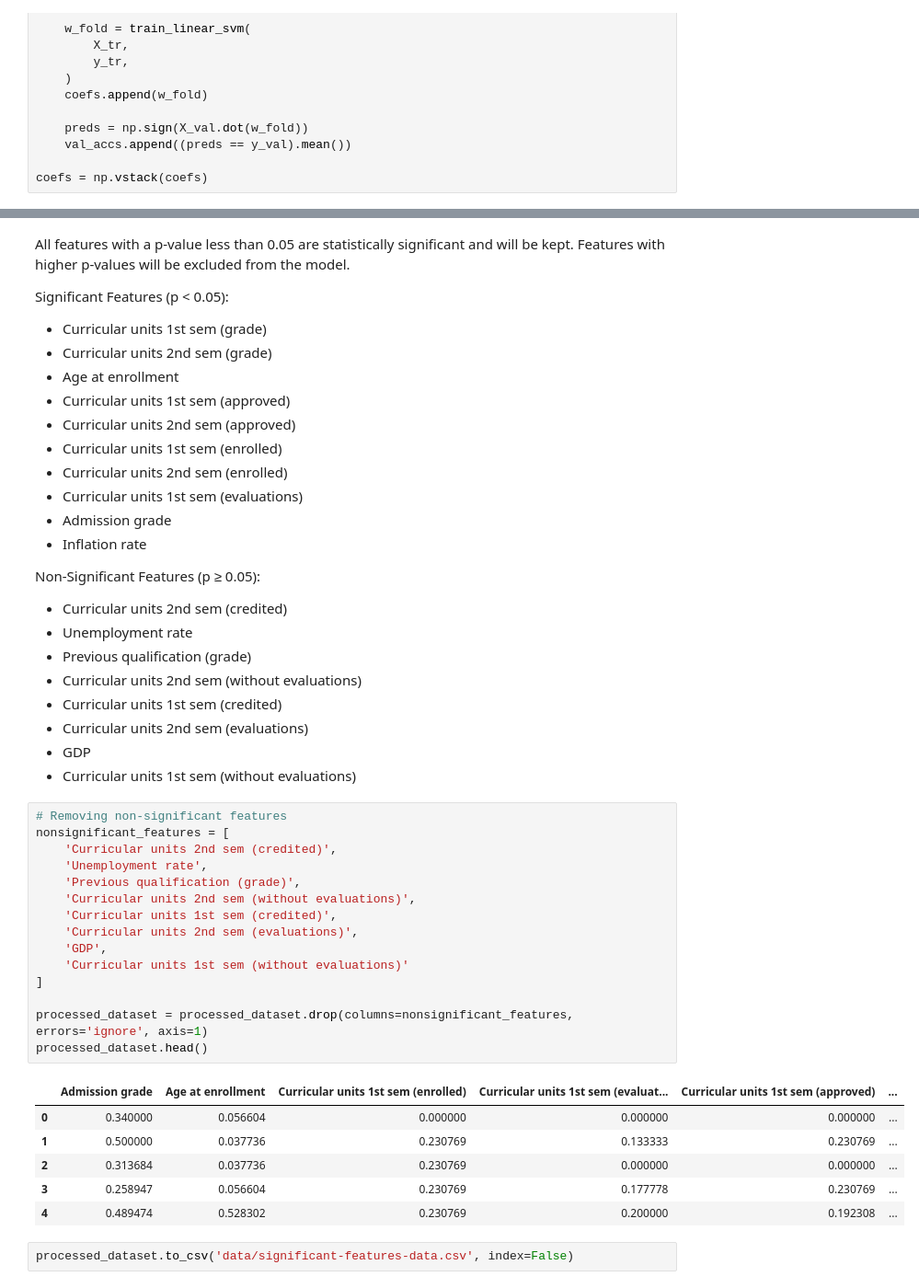
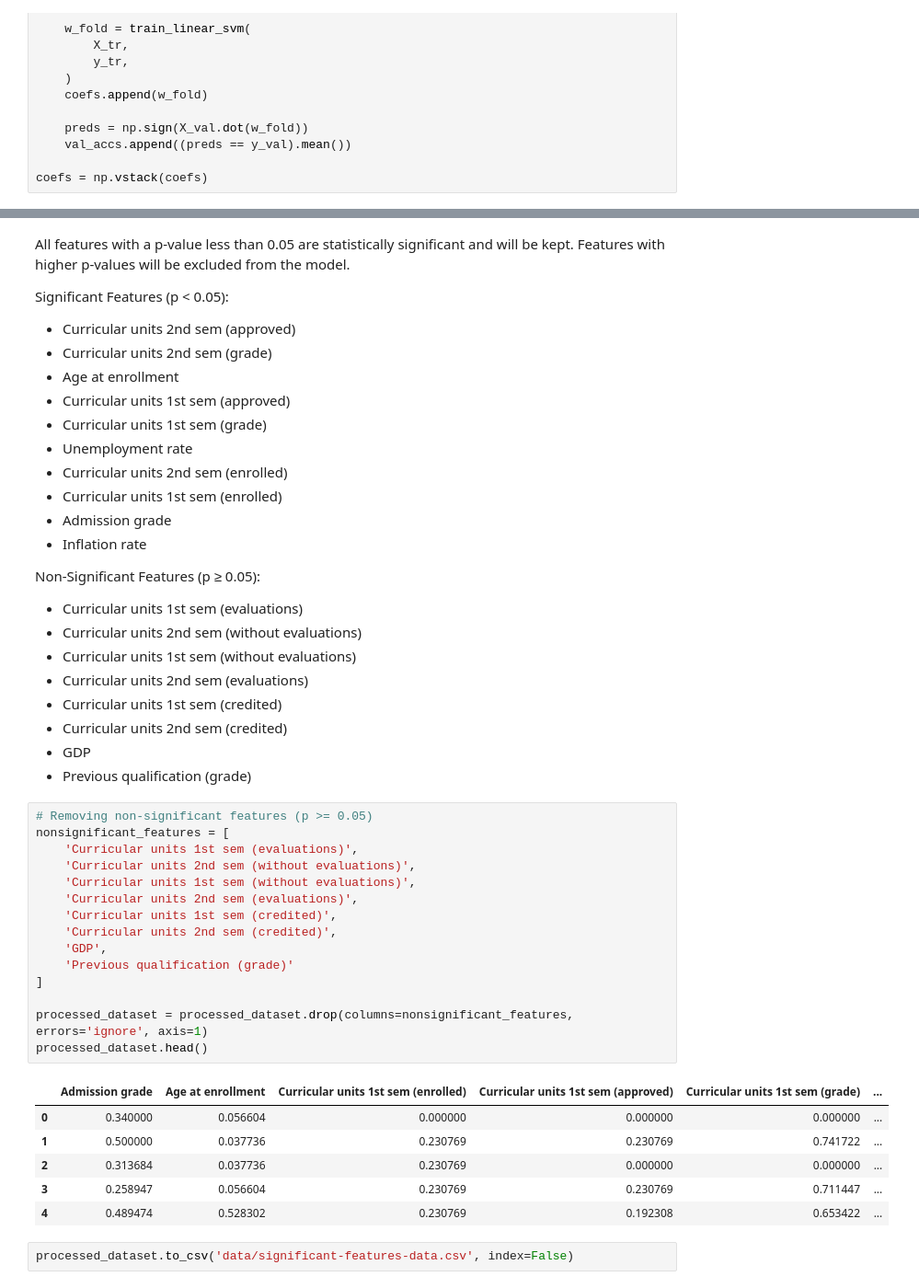
Before and after one commit to Romerico234/Student-Dropout-Predictor, a Jupyter notebook: linear-svm-student-dropout-predictor.ipynb, the cells around one changed output, grey strips where cells are left out. Shown at 92% size. Cells and saved outputs as stored; diff of their text form.

```diff
--- a/linear-svm-student-dropout-predictor.ipynb
+++ b/linear-svm-student-dropout-predictor.ipynb
@@ -150,47 +150,47 @@ results
 All features with a p-value less than 0.05 are statistically significant and will be kept. Features with higher p-values will be excluded from the model.
 
 Significant Features (p < 0.05):
-- Curricular units 1st sem (grade)
+- Curricular units 2nd sem (approved)
 - Curricular units 2nd sem (grade)
 - Age at enrollment
 - Curricular units 1st sem (approved)
-- Curricular units 2nd sem (approved)
+- Curricular units 1st sem (grade)
+- Unemployment rate
+- Curricular units 2nd sem (enrolled)
 - Curricular units 1st sem (enrolled)
-- Curricular units 2nd sem (enrolled)
-- Curricular units 1st sem (evaluations)
 - Admission grade
 - Inflation rate
 
 Non-Significant Features (p ≥ 0.05):
+- Curricular units 1st sem (evaluations)
+- Curricular units 2nd sem (without evaluations)
+- Curricular units 1st sem (without evaluations)
+- Curricular units 2nd sem (evaluations)
+- Curricular units 1st sem (credited)
 - Curricular units 2nd sem (credited)
-- Unemployment rate
+- GDP
 - Previous qualification (grade)
-- Curricular units 2nd sem (without evaluations)
-- Curricular units 1st sem (credited)
-- Curricular units 2nd sem (evaluations)
-- GDP
-- Curricular units 1st sem (without evaluations)
 # %%
-# Removing non-significant features
+# Removing non-significant features (p >= 0.05)
 nonsignificant_features = [
+    'Curricular units 1st sem (evaluations)',
+    'Curricular units 2nd sem (without evaluations)',
+    'Curricular units 1st sem (without evaluations)',
+    'Curricular units 2nd sem (evaluations)',
+    'Curricular units 1st sem (credited)',
     'Curricular units 2nd sem (credited)',
-    'Unemployment rate',
-    'Previous qualification (grade)',
-    'Curricular units 2nd sem (without evaluations)',
-    'Curricular units 1st sem (credited)',
-    'Curricular units 2nd sem (evaluations)',
     'GDP',
-    'Curricular units 1st sem (without evaluations)'
+    'Previous qualification (grade)'
 ]
 
 processed_dataset = processed_dataset.drop(columns=nonsignificant_features, errors='ignore', axis=1)
 processed_dataset.head()
 # %% [output]
-|  | Admission grade | Age at enrollment | Curricular units 1st sem (enrolled) | Curricular units 1st sem (evaluat... | Curricular units 1st sem (approved) | ... |
+|  | Admission grade | Age at enrollment | Curricular units 1st sem (enrolled) | Curricular units 1st sem (approved) | Curricular units 1st sem (grade) | ... |
 | 0 | 0.340000 | 0.056604 | 0.000000 | 0.000000 | 0.000000 | ... |
-| 1 | 0.500000 | 0.037736 | 0.230769 | 0.133333 | 0.230769 | ... |
+| 1 | 0.500000 | 0.037736 | 0.230769 | 0.230769 | 0.741722 | ... |
 | 2 | 0.313684 | 0.037736 | 0.230769 | 0.000000 | 0.000000 | ... |
-| 3 | 0.258947 | 0.056604 | 0.230769 | 0.177778 | 0.230769 | ... |
-| 4 | 0.489474 | 0.528302 | 0.230769 | 0.200000 | 0.192308 | ... |
+| 3 | 0.258947 | 0.056604 | 0.230769 | 0.230769 | 0.711447 | ... |
+| 4 | 0.489474 | 0.528302 | 0.230769 | 0.192308 | 0.653422 | ... |
 # %%
 processed_dataset.to_csv('data/significant-features-data.csv', index=False)
```
Also changed, not shown: parts of 5 cells of this notebook, 3 other files.
